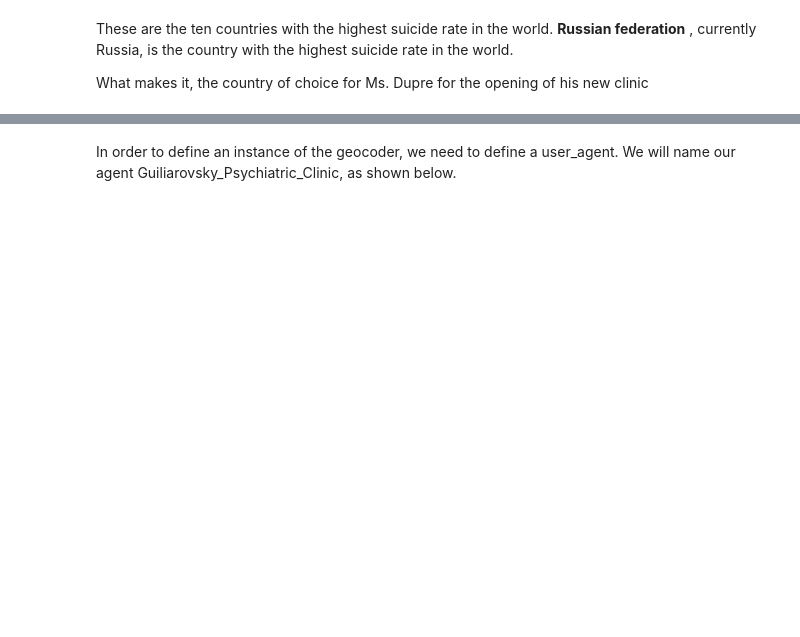
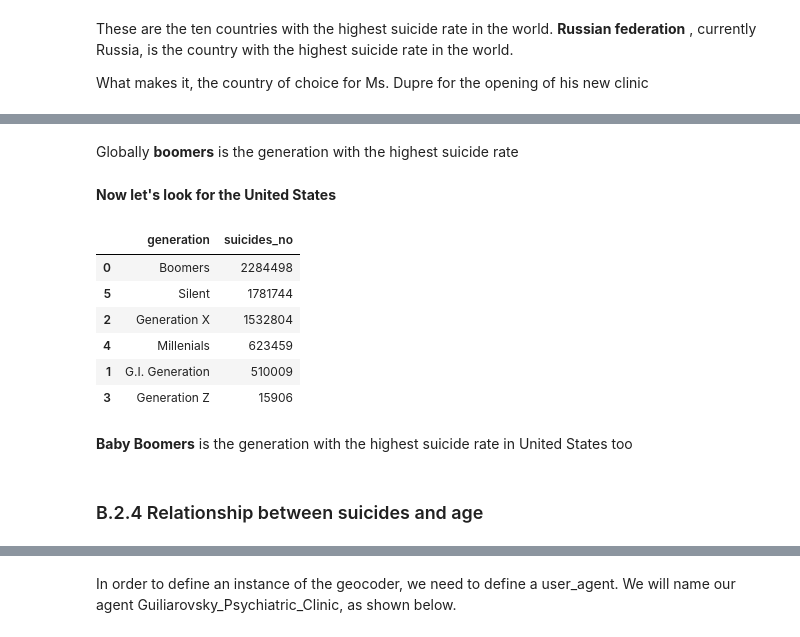
Before and after one commit to Maickery/Depression-and-suicide-psychology, a Jupyter notebook: Depression and suicide psychology.ipynb, the cells around one changed output, grey strips where cells are left out. Cells and saved outputs as stored; diff of their text form; code cells hidden in the pictures; blank space fills up the shorter version.

```diff
--- a/Depression and suicide psychology.ipynb
+++ b/Depression and suicide psychology.ipynb
@@ -128,0 +208,8 @@ What makes it, the country of choice for Ms. Dupre for the opening of his new cl
+# %%
+generation = df.loc[:,['generation','suicides_no']]
+generation = generation.groupby('generation')['suicides_no'].sum().reset_index()
+generation = generation.sort_values('suicides_no')
+generation = generation.tail(10)
+fig = px.pie(generation, names='generation', values='suicides_no', template='seaborn')
+fig.update_traces(rotation=90, pull=0.05, textinfo="percent+label")
+fig.show()
@@ -128,0 +218,20 @@ What makes it, the country of choice for Ms. Dupre for the opening of his new cl
+# %% [markdown]
+Globally **boomers** is the generation with the highest suicide rate
+# %% [markdown]
+**Now let's look for the United States**
+# %%
+geneneration= df_usa[['suicides_no','generation']].groupby(['generation']).sum()
+generation.sort_values(by = ['suicides_no'], inplace = True,ascending=False)
+generation
+# %% [output]
+|  | generation | suicides_no |
+| 0 | Boomers | 2284498 |
+| 5 | Silent | 1781744 |
+| 2 | Generation X | 1532804 |
+| 4 | Millenials | 623459 |
+| 1 | G.I. Generation | 510009 |
+| 3 | Generation Z | 15906 |
+# %% [markdown]
+**Baby Boomers** is the generation with the highest suicide rate in United States too
+# %% [markdown]
+### B.2.4 Relationship between suicides and age <a name="B.2.4 Relationship between suicides and age"></a>
```
Also changed, not shown: parts of 41 cells of this notebook.
